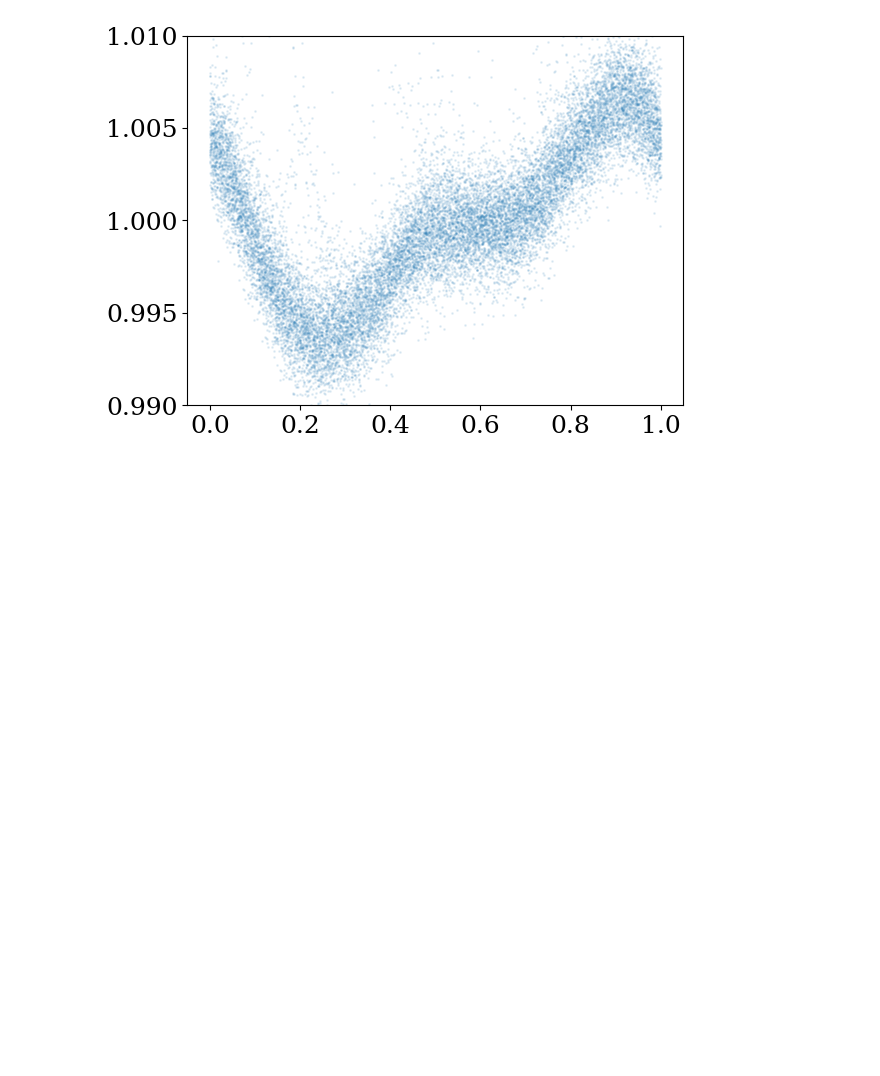
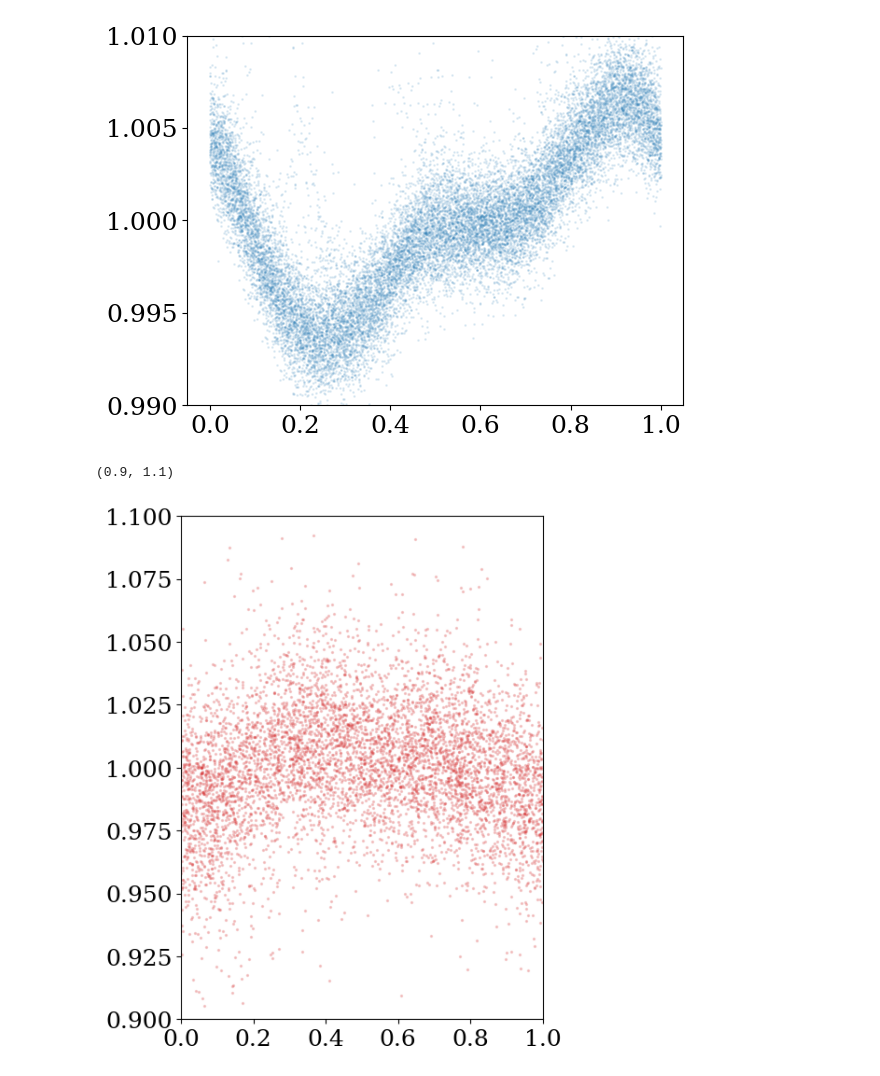
Before and after one commit to jradavenport/gj1243_15yrs, a Jupyter notebook: 01_GetData.ipynb, the cells around one changed output. Saved outputs shown, nothing was run; the diff lists cells and outputs as text; code cells hidden in the pictures; blank space fills up the shorter version.

```diff
--- a/01_GetData.ipynb
+++ b/01_GetData.ipynb
@@ -71,3 +105,20 @@ for k in range(len(lc)):
 [figure]
 [figure]
 [figure]
+# %%
+# 1SWASP J195109.32+462900.6
+# https://wasp.cerit-sc.cz/search?objid=GJ+1243&ra=&dec=&radius=1.0&radiusUnit=deg&magmin=&magmax=&limit=10&ptsmin=1
+sw = pd.read_csv('1SWASP J195109.32+462900.6.csv')
+# plt.errorbar(sw['HJD'], sw['magnitude'], sw['magnitude error'], linestyle='none')
+
+plt.figure(figsize=(5,7))
+sok = (sw['HJD']-2.454e6 > 200) & (sw['magnitude']> 11) & (sw['magnitude'] < 12)
+xs = ((sw['HJD'].values[sok]-BJD0-EPHEM) % per_new)/per_new
+ts = sw['HJD'].values[sok]-BJD0-EPHEM
+ys = 10**((np.nanmedian(sw['magnitude'][sok]) - sw['magnitude'].values[sok])/2.5)
+plt.scatter(xs,ys, alpha=0.2, s=2, c='C3')
+plt.xlim(0,1)
+plt.ylim(.9,1.1)
+# %% [output]
+(0.9, 1.1)
+[figure, added]
```
Also changed, not shown: parts of 7 cells of this notebook.
